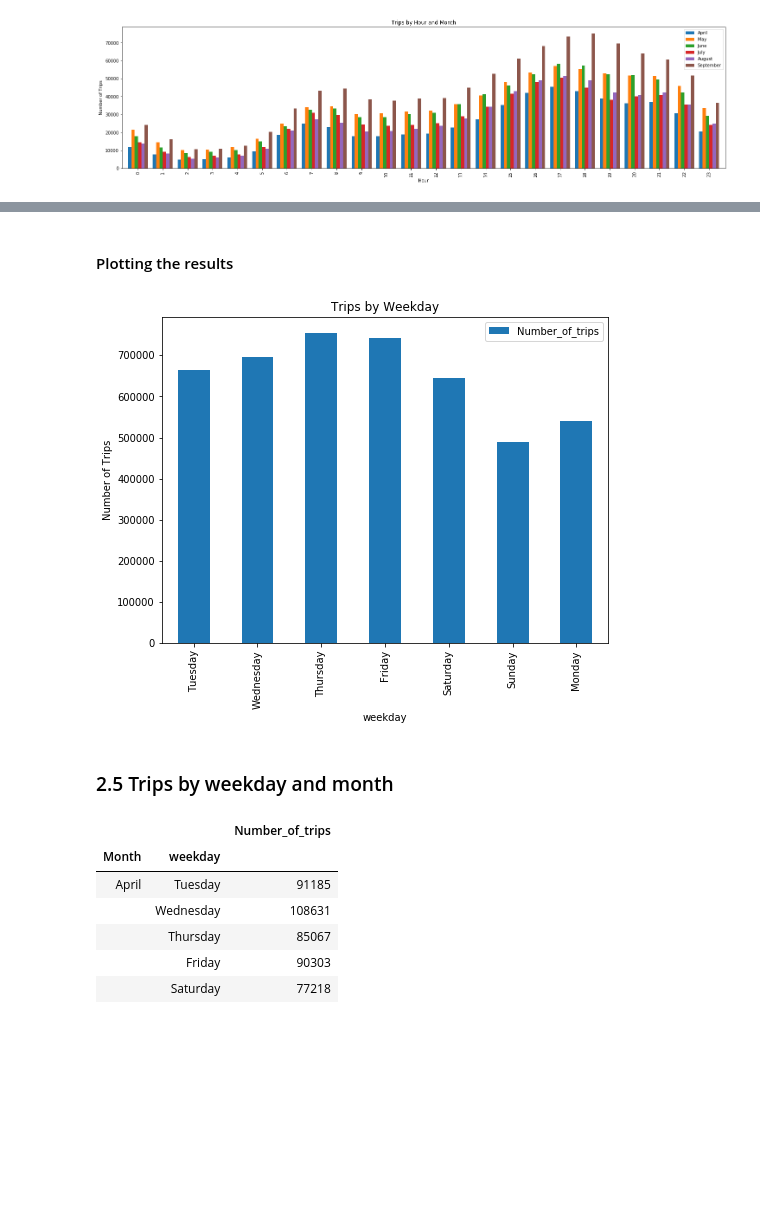
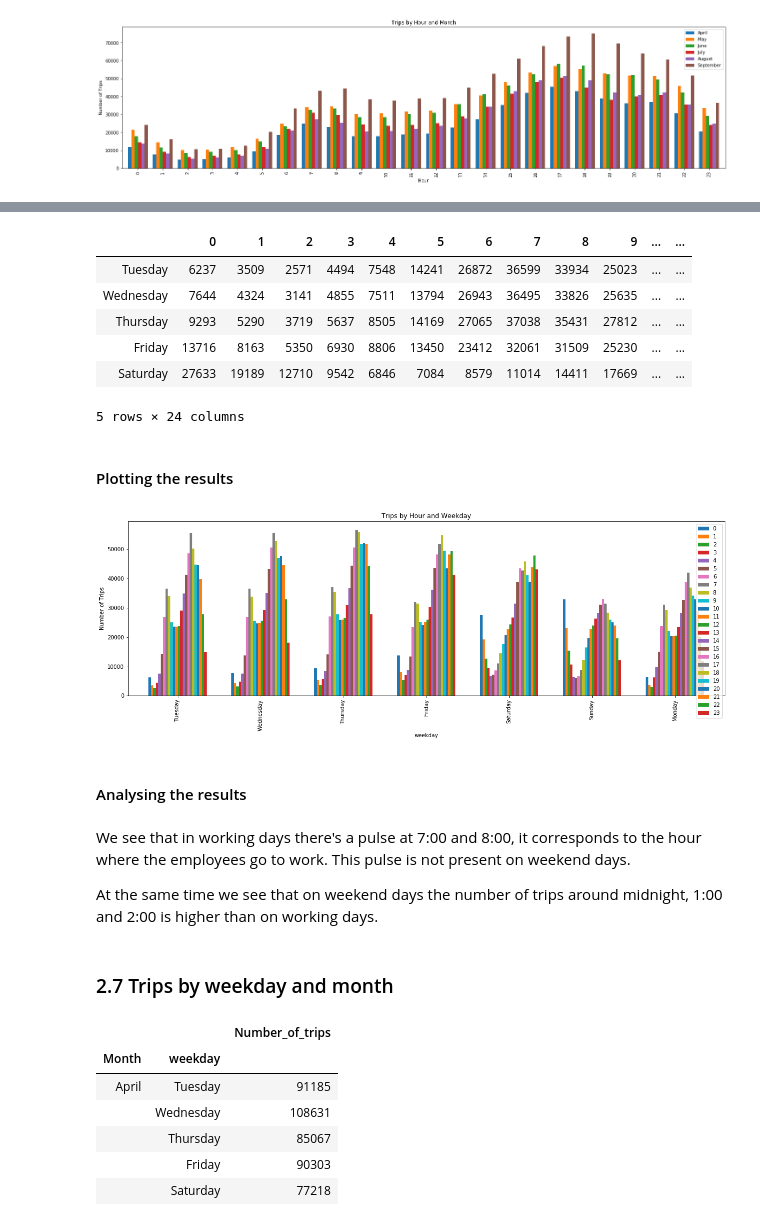
Before and after one commit to BrahimMebrek/Uber_Data_Analysis, a Jupyter notebook: Uber_Basic_Data_Analysis.ipynb, the cells around one changed output, grey strips where cells are left out. Cells and saved outputs as stored; diff of their text form; code cells hidden in the pictures; blank space fills up the shorter version.

```diff
--- a/Uber_Basic_Data_Analysis.ipynb
+++ b/Uber_Basic_Data_Analysis.ipynb
@@ -306,9 +402,9 @@ plt.show()
 # %%
-#Grouping by Weekday
-df_weekday_grouped = df.groupby(['weekday'], sort = False).count()
+#Grouping by Hour and weekday
+df_weekday_hour_grouped = df.groupby(['weekday','Hour'], sort = False).count()
 
 #Creating the grouped DataFrame
-df_weekday = pd.DataFrame({'Number_of_trips':df_weekday_grouped.values[:,0]}, index = df_weekday_grouped.index)
+df_weekday_hour = pd.DataFrame({'Number_of_trips':df_weekday_hour_grouped.values[:,1]}, index = df_weekday_hour_grouped.index)
 
-df_weekday
+df_weekday_hour
 # %% [output]
@@ -324,16 +425,40 @@ df_weekday
+# %%
+#Reseting the Index
+df_weekday_hour.reset_index(inplace= True)
+
+#Preparing the Number of trips data
+data_weekday_hour = df_weekday_hour['Number_of_trips'].values.reshape(7,24)
+
+df_weekday_hour = pd.DataFrame(data = data_weekday_hour, index = df_weekday_hour['weekday'].unique(), columns = df['Hour'].unique())
+df_weekday_hour.head()
+# %% [output]
+|  | 0 | 1 | 2 | 3 | 4 | 5 | 6 | 7 | 8 | 9 | ... | ... |
+| Tuesday | 6237 | 3509 | 2571 | 4494 | 7548 | 14241 | 26872 | 36599 | 33934 | 25023 | ... | ... |
+| Wednesday | 7644 | 4324 | 3141 | 4855 | 7511 | 13794 | 26943 | 36495 | 33826 | 25635 | ... | ... |
+| Thursday | 9293 | 5290 | 3719 | 5637 | 8505 | 14169 | 27065 | 37038 | 35431 | 27812 | ... | ... |
+| Friday | 13716 | 8163 | 5350 | 6930 | 8806 | 13450 | 23412 | 32061 | 31509 | 25230 | ... | ... |
+| Saturday | 27633 | 19189 | 12710 | 9542 | 6846 | 7084 | 8579 | 11014 | 14411 | 17669 | ... | ... |
+5 rows × 24 columns
 # %% [markdown]
 #### Plotting the results
 # %%
-df_weekday.plot(kind='bar', figsize=(8,6))
+df_weekday_hour.plot(kind='bar', figsize=(20,6), width = 0.7)
 
+plt.xlabel('weekday')
 plt.ylabel('Number of Trips')
-plt.title('Trips by Weekday')
+plt.title('Trips by Hour and Weekday')
 
 plt.show()
 # %% [output]
-[figure, old version]
+[figure, new version]
+# %% [markdown]
+#### Analysing the results
+# %% [markdown]
+We see that in working days there's a pulse at 7:00 and 8:00, it corresponds to the hour where the employees go to work. This pulse is not present on weekend days.
+
+At the same time we see that on weekend days the number of trips around midnight, 1:00 and 2:00 is higher than on working days.
 # %% [markdown]
-### 2.5 Trips by weekday and month
+### 2.7 Trips by weekday and month
 # %%
 #Grouping by Weekday and Month
 df_month_weekday_grouped = df.groupby(['Month','weekday'], sort=False).count()
```
Also changed, not shown: parts of 27 cells of this notebook.
